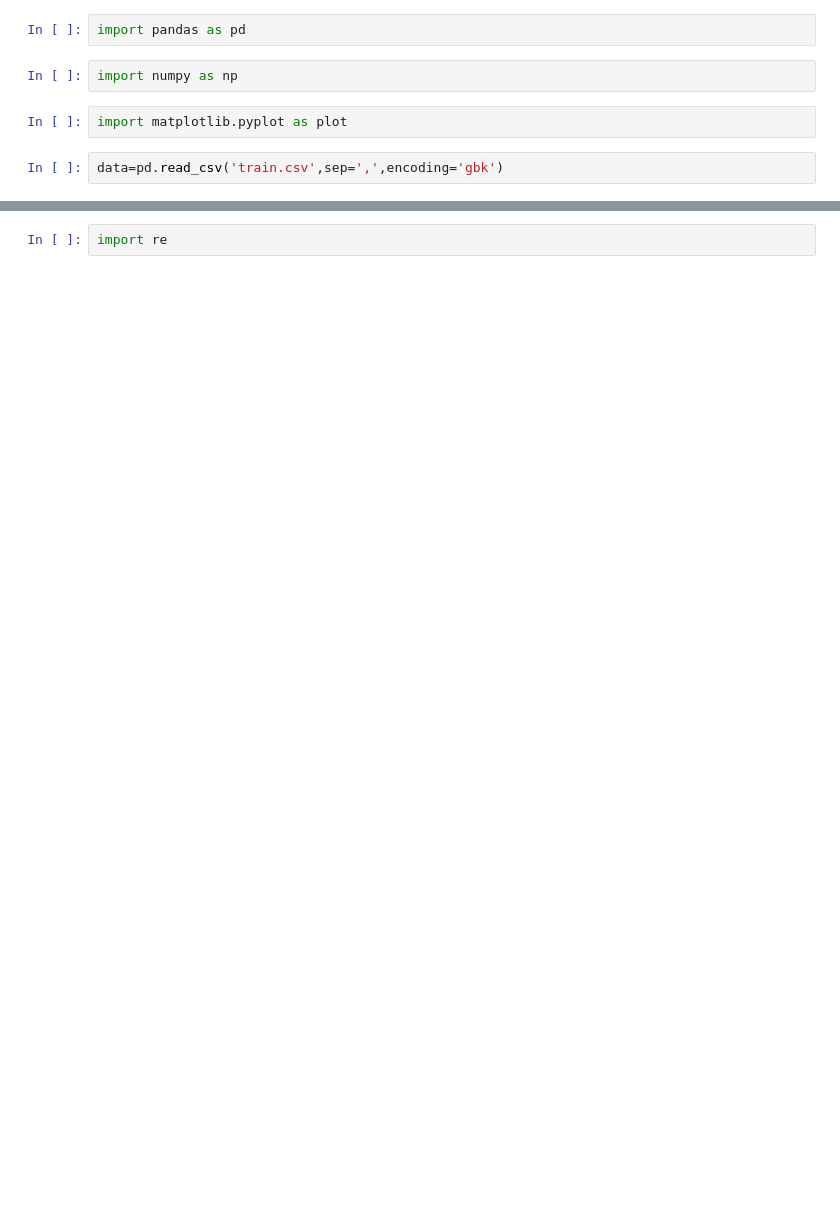
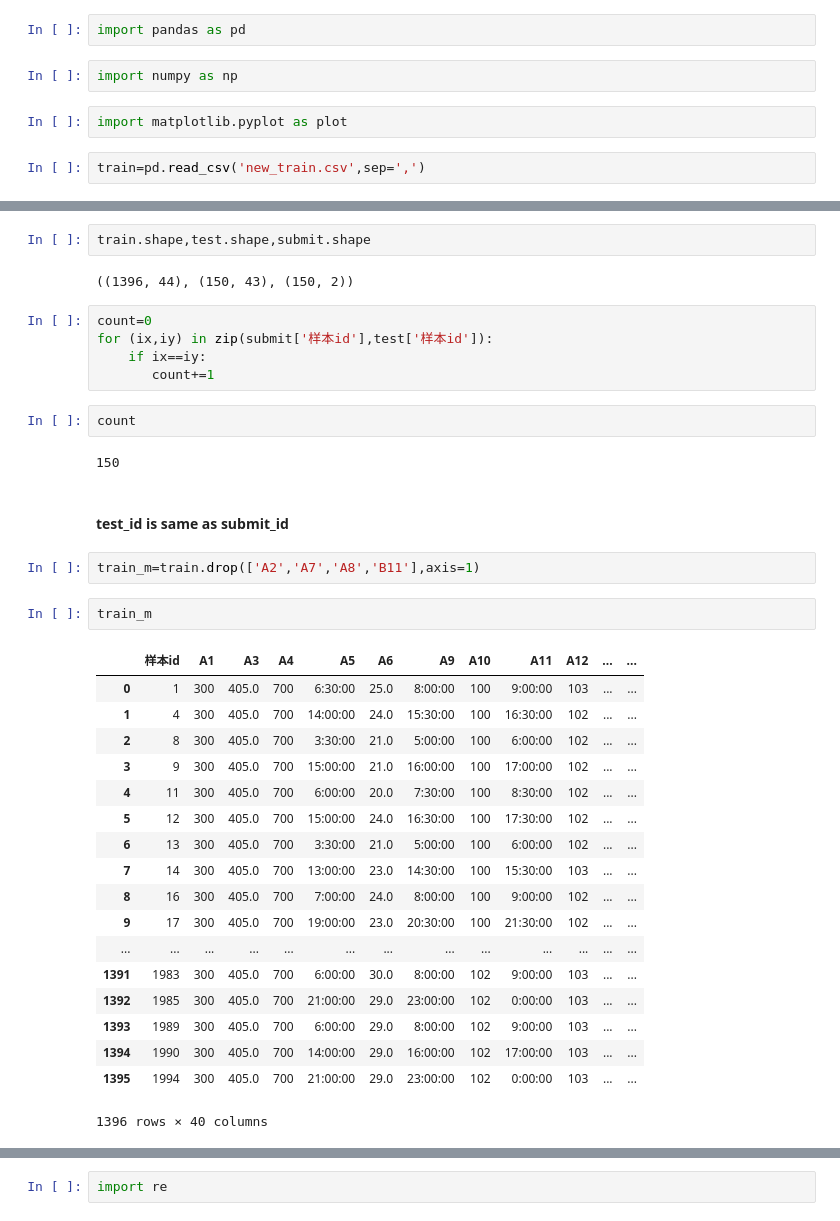
Before and after one commit to zerkvii/jinnan, a Jupyter notebook: data/readdata.ipynb, the cells around one changed output, grey strips where cells are left out. Saved outputs shown, nothing was run; the diff lists cells and outputs as text; blank space fills up the shorter version.

```diff
--- a/data/readdata.ipynb
+++ b/data/readdata.ipynb
@@ -5,5 +5,5 @@ import numpy as np
 # %%
 import matplotlib.pyplot as plot
 # %%
-data=pd.read_csv('train.csv',sep=',',encoding='gbk')
+train=pd.read_csv('new_train.csv',sep=',')
 # %%
@@ -16,0 +13,38 @@ data.shape
+# %%
+train.shape,test.shape,submit.shape
+# %% [output]
+((1396, 44), (150, 43), (150, 2))
+# %%
+count=0
+for (ix,iy) in zip(submit['样本id'],test['样本id']):
+    if ix==iy:
+       count+=1
+# %%
+count
+# %% [output]
+150
+# %% [markdown]
+#### test_id is same as submit_id
+# %%
+train_m=train.drop(['A2','A7','A8','B11'],axis=1)
+# %%
+train_m
+# %% [output]
+|  | 样本id | A1 | A3 | A4 | A5 | A6 | A9 | A10 | A11 | A12 | ... | ... |
+| 0 | 1 | 300 | 405.0 | 700 | 6:30:00 | 25.0 | 8:00:00 | 100 | 9:00:00 | 103 | ... | ... |
+| 1 | 4 | 300 | 405.0 | 700 | 14:00:00 | 24.0 | 15:30:00 | 100 | 16:30:00 | 102 | ... | ... |
+| 2 | 8 | 300 | 405.0 | 700 | 3:30:00 | 21.0 | 5:00:00 | 100 | 6:00:00 | 102 | ... | ... |
+| 3 | 9 | 300 | 405.0 | 700 | 15:00:00 | 21.0 | 16:00:00 | 100 | 17:00:00 | 102 | ... | ... |
+| 4 | 11 | 300 | 405.0 | 700 | 6:00:00 | 20.0 | 7:30:00 | 100 | 8:30:00 | 102 | ... | ... |
+| 5 | 12 | 300 | 405.0 | 700 | 15:00:00 | 24.0 | 16:30:00 | 100 | 17:30:00 | 102 | ... | ... |
+| 6 | 13 | 300 | 405.0 | 700 | 3:30:00 | 21.0 | 5:00:00 | 100 | 6:00:00 | 102 | ... | ... |
+| 7 | 14 | 300 | 405.0 | 700 | 13:00:00 | 23.0 | 14:30:00 | 100 | 15:30:00 | 103 | ... | ... |
+| 8 | 16 | 300 | 405.0 | 700 | 7:00:00 | 24.0 | 8:00:00 | 100 | 9:00:00 | 102 | ... | ... |
+| 9 | 17 | 300 | 405.0 | 700 | 19:00:00 | 23.0 | 20:30:00 | 100 | 21:30:00 | 102 | ... | ... |
+| ... | ... | ... | ... | ... | ... | ... | ... | ... | ... | ... | ... | ... |
+| 1391 | 1983 | 300 | 405.0 | 700 | 6:00:00 | 30.0 | 8:00:00 | 102 | 9:00:00 | 103 | ... | ... |
+| 1392 | 1985 | 300 | 405.0 | 700 | 21:00:00 | 29.0 | 23:00:00 | 102 | 0:00:00 | 103 | ... | ... |
+| 1393 | 1989 | 300 | 405.0 | 700 | 6:00:00 | 29.0 | 8:00:00 | 102 | 9:00:00 | 103 | ... | ... |
+| 1394 | 1990 | 300 | 405.0 | 700 | 14:00:00 | 29.0 | 16:00:00 | 102 | 17:00:00 | 103 | ... | ... |
+| 1395 | 1994 | 300 | 405.0 | 700 | 21:00:00 | 29.0 | 23:00:00 | 102 | 0:00:00 | 103 | ... | ... |
+1396 rows × 40 columns
```
Also changed, not shown: parts of 15 cells of this notebook, 5 other files.
